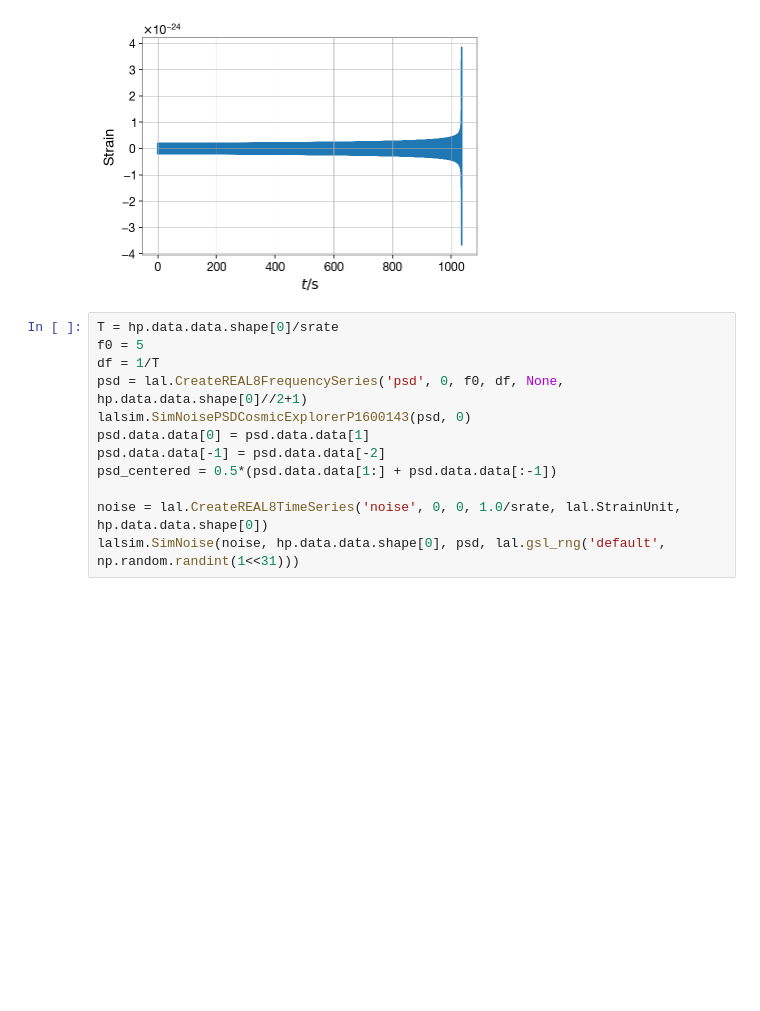
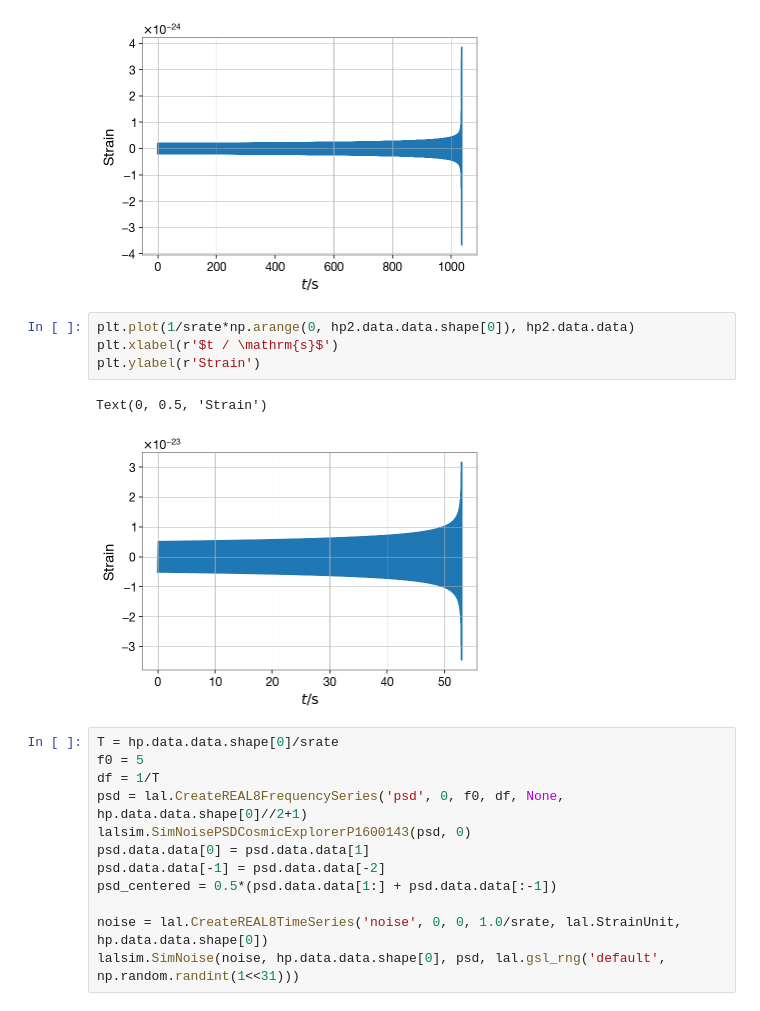
Before and after one commit to farr/XGSpectrogram, a Jupyter notebook: spectrograms.ipynb, the cells around one changed output. Drawn from its saved outputs; the diff is of its cells as text; blank space fills up the shorter version.

```diff
--- a/spectrograms.ipynb
+++ b/spectrograms.ipynb
@@ -30,6 +38,13 @@ plt.ylabel(r'Strain')
 # %% [output]
 Text(0, 0.5, 'Strain')
 [figure]
+# %%
+plt.plot(1/srate*np.arange(0, hp2.data.data.shape[0]), hp2.data.data)
+plt.xlabel(r'$t / \mathrm{s}$')
+plt.ylabel(r'Strain')
+# %% [output]
+Text(0, 0.5, 'Strain')
+[figure, added]
 # %%
 T = hp.data.data.shape[0]/srate
 f0 = 5
```
Also changed, not shown: parts of 7 cells of this notebook.
